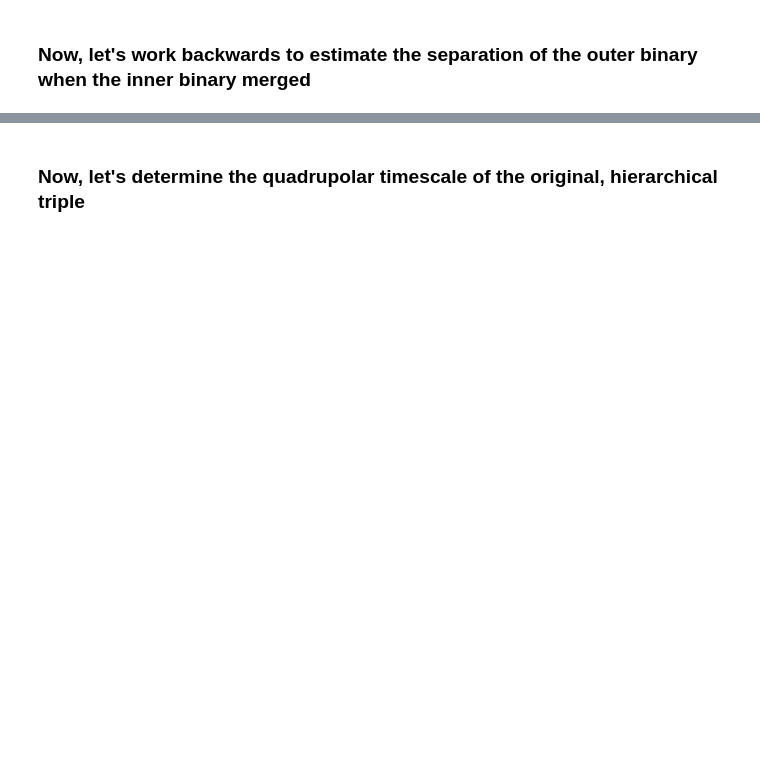
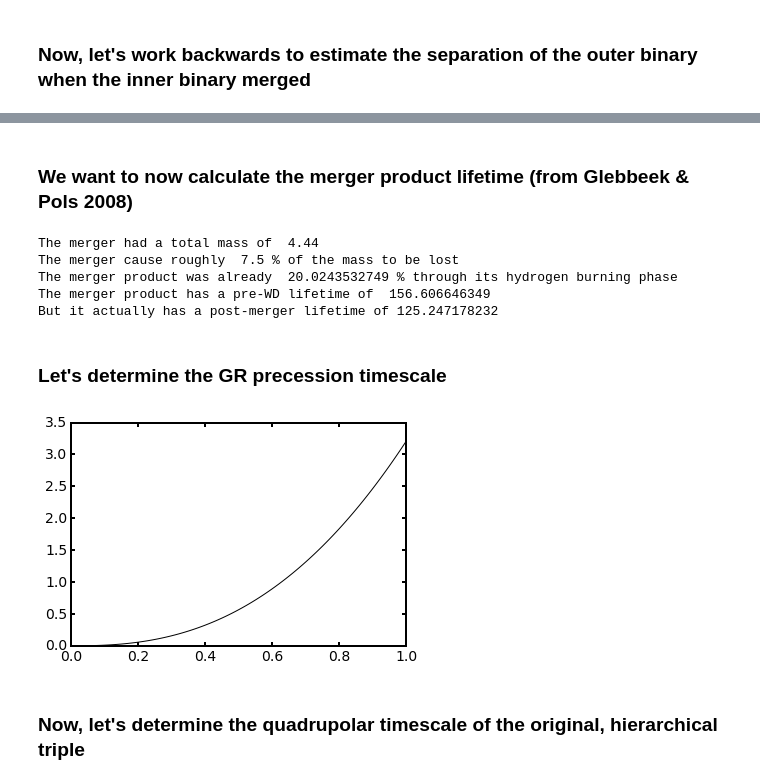
Before and after one commit to astroJeff/HS2220, a Jupyter notebook: notebook/HS 2220+2146.ipynb, the cells around one changed output, grey strips where cells are left out. Cells and saved outputs as stored; diff of their text form; code cells hidden in the pictures; blank space fills up the shorter version.

```diff
--- a/notebook/HS 2220+2146.ipynb
+++ b/notebook/HS 2220+2146.ipynb
@@ -169,3 +348,78 @@ Orbital period at this time: 767.988032069 yr
+# %% [markdown]
+### We want to now calculate the merger product lifetime (from Glebbeek & Pols 2008)
+# %%
+M1 = 2.4
+M2 = 2.4
+t_merge = 338.0 * 1.0e6
+
+# Load up some constants from their Table 3 (for Z = 0.02, 0.4-75 Msun)
+c1 = -0.685213
+c2 = 0.289269
+c3 = 0.0123223
+c4 = 3.3357e-6
+c5 = 2.70964
+c6 = 1.44963
+c7 = 0.629121
+c8 = 4.93117e-4
+
+alpha = 1.67 # Mixing fraction parameter, adopted for Z = 0.02
+q = M2 / M1 # Mass ratio
+
+# Equation 3 from Glebbeek & Pols (2008)
+# phi is the fraction of mass lost during merger
+phi = 0.3 * q / ((1.0 + q)**2)
+
+# Total mass of merger product
+M_merger = (1.0 - phi) * (M1 + M2)
+
+# Equation 8 from Glebbeek & Pols (2008)
+# q_c is the fraction of hydrogen burned during the MS
+def get_q_c(M):
+    numerator = 1.0 + c1*M + c2*(M**3) + c3*(M**5) + c4*(M**7)
+    denominator = c5 + c6*(M**2) + c7*(M**4) + c8*(M**6)
+    return numerator/denominator
+
+q_c_1 = get_q_c(M1)
+q_c_2 = get_q_c(M2)
+q_c_merger = get_q_c(M_merger)
+
+# Equation 4 from Glebbeek & Pols (2008)
+# Relative lifetimes of each star at merger
+f1 = t_merge / func_lifetime(M1)
+f2 = t_merge / func_lifetime(M2)
+
+
+# Equation 4 from Glebbeek & Pols (2008)
+f_app = (1.0 / (alpha * q_c_merger)) * (1.0 / (1.0 - phi)) * (q_c_1*f1 + q_c_2*f1*q)/(1.0+q)
+
+print "The merger had a total mass of ", M_merger
+print "The merger cause roughly ", phi*100.0, "% of the mass to be lost"
+print "The merger product was already ", f_app*100.0, "% through its hydrogen burning phase"
+
+print "The merger product has a pre-WD lifetime of ", func_lifetime(M_merger)/1.0e6
+print "But it actually has a post-merger lifetime of", (1.0 - f_app)*func_lifetime(M_merger)/1.0e6
+# %% [output]
+The merger had a total mass of  4.44
+The merger cause roughly  7.5 % of the mass to be lost
+The merger product was already  20.0243532749 % through its hydrogen burning phase
+The merger product has a pre-WD lifetime of  156.606646349
+But it actually has a post-merger lifetime of 125.247178232
+# %% [markdown]
+### Let's determine the GR precession timescale
+# %%
+c = 2.998e10 # speed of light in cgs
+
+def get_t_GR(M_1a, M_1b, A_1, ecc):
+    return 2.0*np.pi * A_1**(2.5) * (const.c)**2 * (1.0 - ecc*ecc) / (3.0 * (const.G)**(1.5) * ((M_1a + M_1b)* u.solMass)**(1.5))
+
+A_1 = np.linspace(0.01, 1.0, 100) * u.AU
+t_GR = get_t_GR(2.4, 2.4, A_1, 0.0)
+
+plt.plot(A_1, t_GR.to(u.yr) / 1.0e6, color='k')
+
+plt.show()
+# %% [output]
+[figure, added]
 # %% [markdown]
 ### Now, let's determine the quadrupolar timescale of the original, hierarchical triple
 # %%
```
Also changed, not shown: parts of 35 cells of this notebook, 3 other files.
